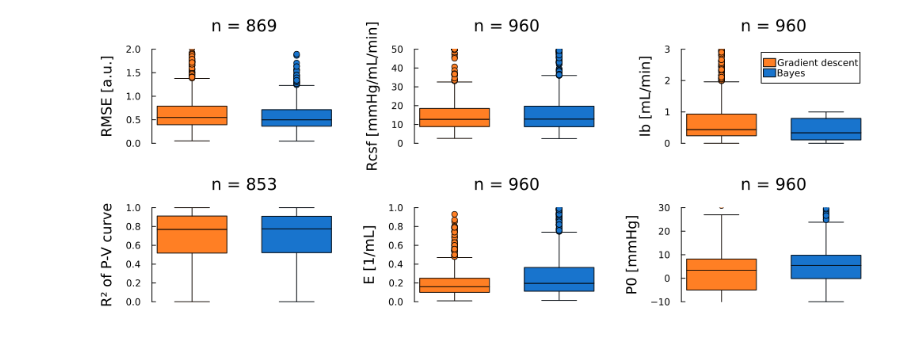
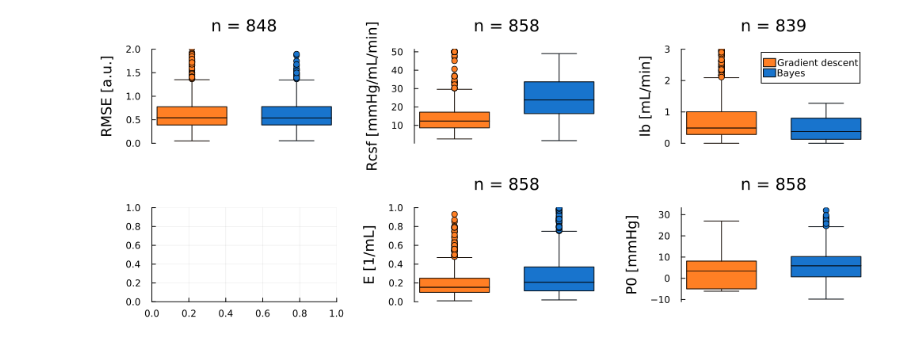
Before and after one commit to jeremi-chabros/CSF-dynamics, a Jupyter notebook: plotBayes.ipynb, the cells around one changed output. Cells and saved outputs as stored; diff of their text form; code cells hidden in the pictures.

```diff
--- a/plotBayes.ipynb
+++ b/plotBayes.ipynb
@@ -99,72 +138,84 @@ boxplot!([var_icm_m, var_bayes], ylims=[0,2], bar_width=.5, xlims=[0,3])
 # %%
 using Measures
+res = DataFrame(df_4)
 # theme(:ggplot2)
+torm = .~(df_standard["exclude"].==1)
+var_bayes = res.RMSE_median
+torm = torm .&& .~(var_bayes .< 0.00000001) .&& .~isnan.(var_bayes) .&& .~(var_bayes .> 50)
+var_bayes = var_bayes[torm]
+var_icm = res.RMSE_icm[torm]
 
-var_icm = res.RMSE_icm
-var_icm_m = var_icm[.~isnan.(var_icm)]
-var_bayes = res.RMSE_median
-var_bayes = var_bayes[.~isnan.(var_icm)]
 
-boxplot([1], var_icm_m, bar_width=0.5, color=:chocolate1)
+boxplot([1], var_icm, bar_width=0.5, color=:chocolate1)
 h1 = boxplot!([1.75], var_bayes, bar_width=0.5, ylim=[0,2], color=:dodgerblue3, xaxis=false, ylabel="RMSE [a.u.]", legend=false, grid=false)
 title!(@sprintf("n = %0.0f", length(var_bayes)))
 plot(h1, legend=false, grid=false, xlim=[.7, 2], size=(200,500), margin=5mm)
 
-var_icm = res.Rcsf_icm
-var_icm_m = var_icm[.~isnan.(var_icm)]
+torm = .~(df_standard["exclude"].==1)
 var_bayes = res.Rcsf_median
-var_bayes = var_bayes[.~isnan.(var_icm)]
+torm = torm .&& .~(var_bayes .< 0.00000001) .&& .~isnan.(var_bayes) .&& .~(var_bayes .> 50)
+var_bayes = var_bayes[torm]
+var_icm = res.Rcsf_icm[torm]
 
-boxplot([1], var_icm_m, bar_width=0.5, color=:chocolate1)
-h2 = boxplot!([1.75], var_bayes, bar_width=0.5, ylim=[0,50], color=:dodgerblue3, xaxis=false, ylabel="Rcsf [mmHg/mL/min]", legend=false, grid=false)
+boxplot([1], var_icm, bar_width=0.5, color=:chocolate1)
+h2 = boxplot!([1.75], var_bayes, bar_width=0.5, color=:dodgerblue3, xaxis=false, ylabel="Rcsf [mmHg/mL/min]", legend=false, grid=false)
 title!(@sprintf("n = %0.0f", length(var_bayes)))
 plot(h2, legend=false, grid=false, xlim=[.5, 2], size=(200,500), margin=5mm)
 
-var_icm = res.Ib_icm
-var_icm_m = var_icm[.~isnan.(var_icm)]
+torm = .~(df_standard["exclude"].==1)
 var_bayes = res.Ib_median
-var_bayes = var_bayes[.~isnan.(var_icm)]
+torm = torm .&& .~(var_bayes .< 0.00000001) .&& .~isnan.(var_bayes) .&& .~(var_bayes .> 50)
+var_bayes = var_bayes[torm]
+var_icm = res.Ib_icm[torm]
 
-boxplot([1], var_icm_m, bar_width=0.5, color=:chocolate1, label="Gradient descent")
-h3 = boxplot!([1.75], var_bayes, bar_width=0.5, ylim=[0,3], color=:dodgerblue3, xaxis=false, ylabel="Ib [mL/min]", legend=true, grid=false, label="Bayes")
+boxplot([1], var_icm, bar_width=0.5, color=:chocolate1, label="Gradient descent")
+h3 = boxplot!([1.75], var_bayes, ylim=[0,3], bar_width=0.5, color=:dodgerblue3, xaxis=false, ylabel="Ib [mL/min]", legend=true, grid=false, label="Bayes")
 title!(@sprintf("n = %0.0f", length(var_bayes)))
 plot(h3, legend=false, grid=false, xlim=[.5, 2], size=(200,500), margin=5mm)
 
-var_icm = res.R2_icm
-var_icm_m = var_icm[.~isnan.(var_icm) .&& .~isinf.(var_icm)]
+torm = .~(df_standard["exclude"].==1)
 var_bayes = res.R2_median
-var_bayes = var_bayes[.~isnan.(var_icm)]
-var_bayes = var_bayes[.~isnan.(var_bayes) .&& .~isinf.(var_bayes)]
+torm = torm .&& .~(var_bayes .< 0.00000001) .&& .~isnan.(var_bayes) .&& .~(var_bayes .> 50)
+var_bayes = var_bayes[torm]
+var_icm = res.R2_icm[torm]
 
-boxplot([1], var_icm_m, bar_width=0.5, color=:chocolate1)
-h4 = boxplot!([1.75], var_bayes, bar_width=0.5, ylim=[0,1], color=:dodgerblue3, xaxis=false, ylabel="R² of P-V curve", legend=false, grid=false)
-title!(@sprintf("n = %0.0f", length(var_bayes)))
-plot(h4, legend=false, grid=false, xlim=[.5, 2], size=(200,500), margin=5mm)
+# boxplot([1], var_icm, bar_width=0.5, color=:chocolate1)
+# h4 = boxplot!([1.75], var_bayes, bar_width=0.5, ylim=[0,1], color=:dodgerblue3, xaxis=false, ylabel="R² of P-V curve", legend=false, grid=false)
+# title!(@sprintf("n = %0.0f", length(var_bayes)))
+# plot(h4, legend=false, grid=false, xlim=[.5, 2], size=(200,500), margin=5mm)
 
-var_icm = res.E_icm
-var_icm_m = var_icm[.~isnan.(var_icm) .&& .~isinf.(var_icm)]
+h4 = boxplot()
+
+torm = .~(df_standard["exclude"].==1)
 var_bayes = res.E_median
-var_bayes = var_bayes[.~isnan.(var_icm)]
-var_bayes = var_bayes[.~isnan.(var_bayes) .&& .~isinf.(var_bayes)]
+torm = torm .&& .~(var_bayes .< 0.00000001) .&& .~isnan.(var_bayes) .&& .~(var_bayes .> 50)
+var_bayes = var_bayes[torm]
+var_icm = res.E_icm[torm]
 
-boxplot([1], var_icm_m, bar_width=0.5, color=:chocolate1)
-h5 = boxplot!([1.75], var_bayes, bar_width=0.5, ylim=[0,1], color=:dodgerblue3, xaxis=false, ylabel="E [1/mL]", legend=false, grid=false)
+boxplot([1], var_icm, bar_width=0.5, color=:chocolate1)
+h5 = boxplot!([1.75], var_bayes,ylim=[0,1], bar_width=0.5, color=:dodgerblue3, xaxis=false, ylabel="E [1/mL]", legend=false, grid=false)
 title!(@sprintf("n = %0.0f", length(var_bayes)))
 plot(h5, legend=false, grid=false, xlim=[.5, 2], size=(200,500), margin=5mm)
 
-var_icm = res.P0_icm
-var_icm_m = var_icm[.~isnan.(var_icm) .&& .~isinf.(var_icm)]
+torm = .~(df_standard["exclude"].==1)
 var_bayes = res.P0_median
-var_bayes = var_bayes[.~isnan.(var_icm)]
-var_bayes = var_bayes[.~isnan.(var_bayes) .&& .~isinf.(var_bayes)]
+torm = torm .&& .~(var_bayes .< -20) .&& .~isnan.(var_bayes) .&& .~(var_bayes .> 50)
+var_bayes = var_bayes[torm]
+var_icm = res.P0_icm[torm]
 
-boxplot([1], var_icm_m, bar_width=0.5, color=:chocolate1, label="Old (Gradient descent)")
-h6 = boxplot!([1.75], var_bayes, bar_width=0.5, ylim=[-10,30], legendlabel="New (Bayes)", color=:dodgerblue3, xaxis=false, ylabel="P0 [mmHg]", legend=false, grid=false)
+boxplot([1], var_icm, bar_width=0.5, color=:chocolate1, label="Old (Gradient descent)")
+h6 = boxplot!([1.75], var_bayes, bar_width=0.5, legendlabel="New (Bayes)", color=:dodgerblue3, xaxis=false, ylabel="P0 [mmHg]", legend=false, grid=false)
 title!(@sprintf("n = %0.0f", length(var_bayes)))
 plot(h6, legend=false, grid=false, xlim=[.5, 2], size=(200,500), margin=5mm)
 
 plot(h1,h2,h3,h4,h5,h6, layout=grid(2,3), margin=5mm, size=(1000, 400), labelfontsize=12)
 
-# savefig("/Users/jjc/Desktop/all_boxplots.png")
+# savefig("/Users/jjc/Desktop/all_boxplots_4params.png")
+
+
+# df_standard = CSV.File("/Users/jjc/CSF/results_feb2023/Results_standard_v2.csv")y
+# df_Pss = CSV.File("/Users/jjc/CSF/results_feb2023/Results_Pss.csv")
+# df_4 = CSV.File("/Users/jjc/CSF/results_feb2023/Results_4.csv")
+# df_2parameters = CSV.File("/Users/jjc/CSF/results_feb2023/Results_2params.csv")
 # %% [output]
-[figure, old version]
+[figure, new version]
```
Also changed, not shown: parts of 10 cells of this notebook, 1 other file.
